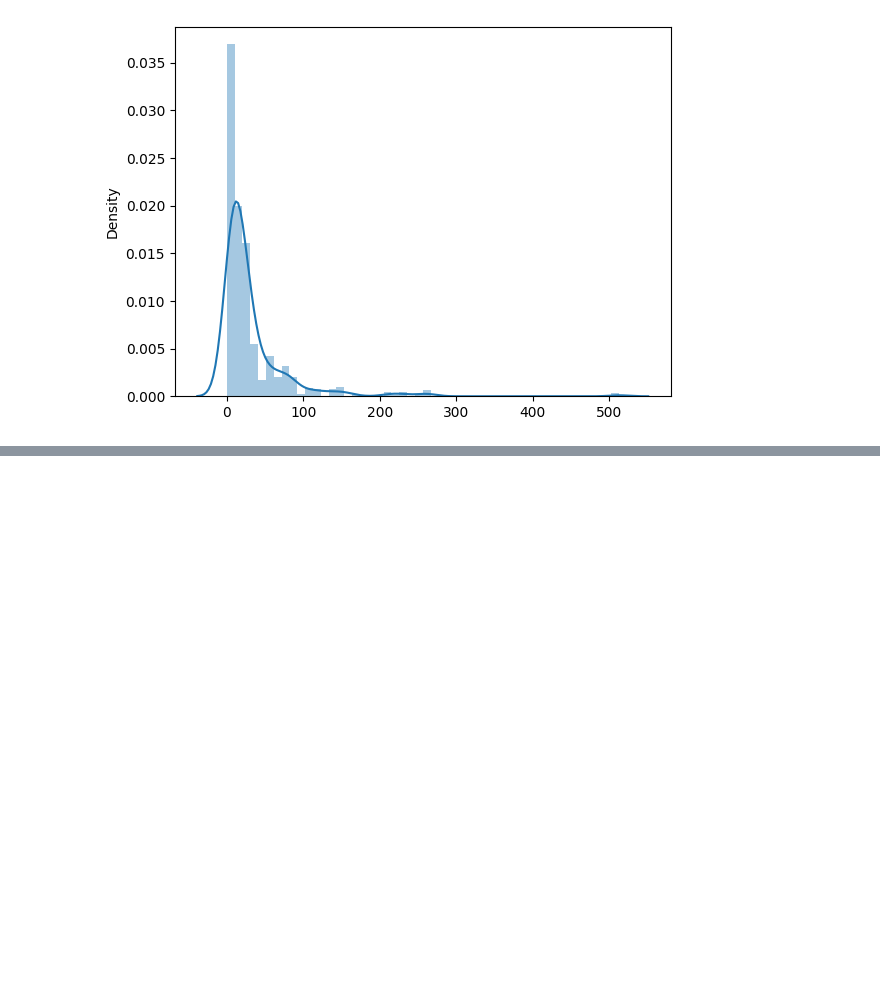
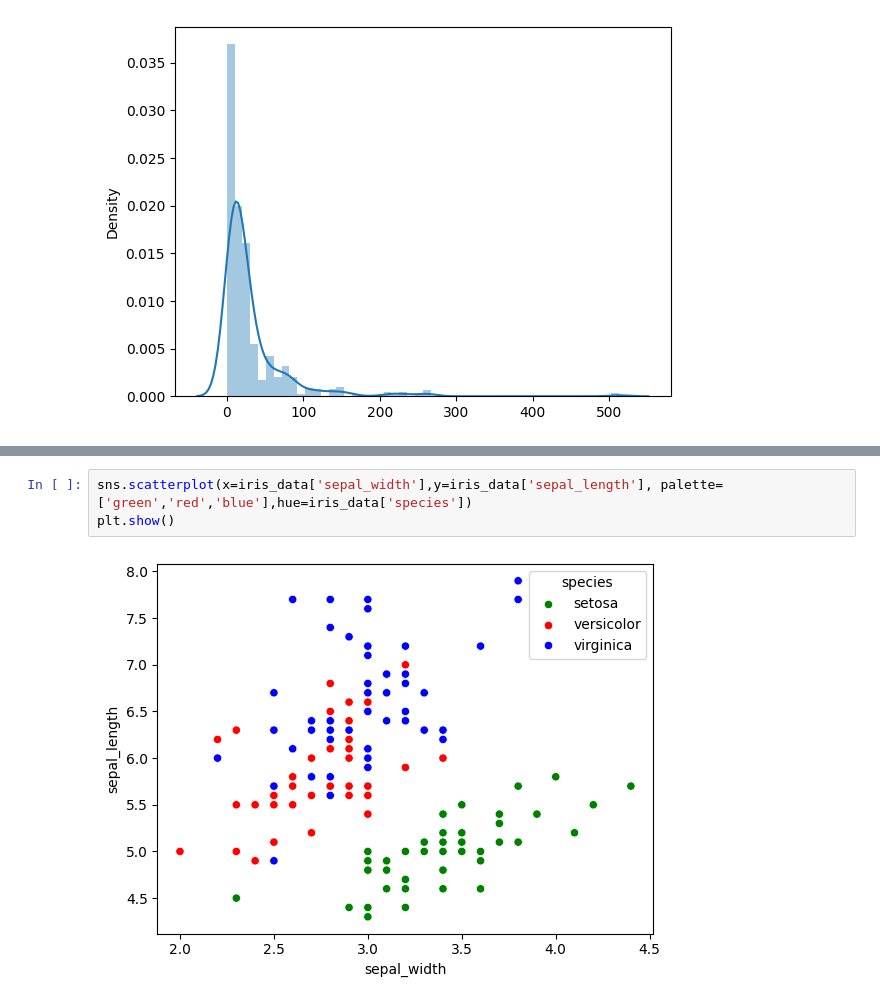
Before and after one commit to NikhithaPatibandla/ExcelR-Tutorials, a Jupyter notebook: AD.ipynb, the cells around one changed output, grey strips where cells are left out. Drawn from its saved outputs; the diff is of its cells as text; blank space fills up the shorter version.

```diff
--- a/AD.ipynb
+++ b/AD.ipynb
@@ -883,0 +898,5 @@ https://gist.github.com/mwaskom/de44147ed2974457ad6372750bbe5751
+# %%
+sns.scatterplot(x=iris_data['sepal_width'],y=iris_data['sepal_length'], palette=['green','red','blue'],hue=iris_data['species'])
+plt.show()
+# %% [output]
+[figure, added]
```
Also changed, not shown: parts of 8 cells of this notebook.
